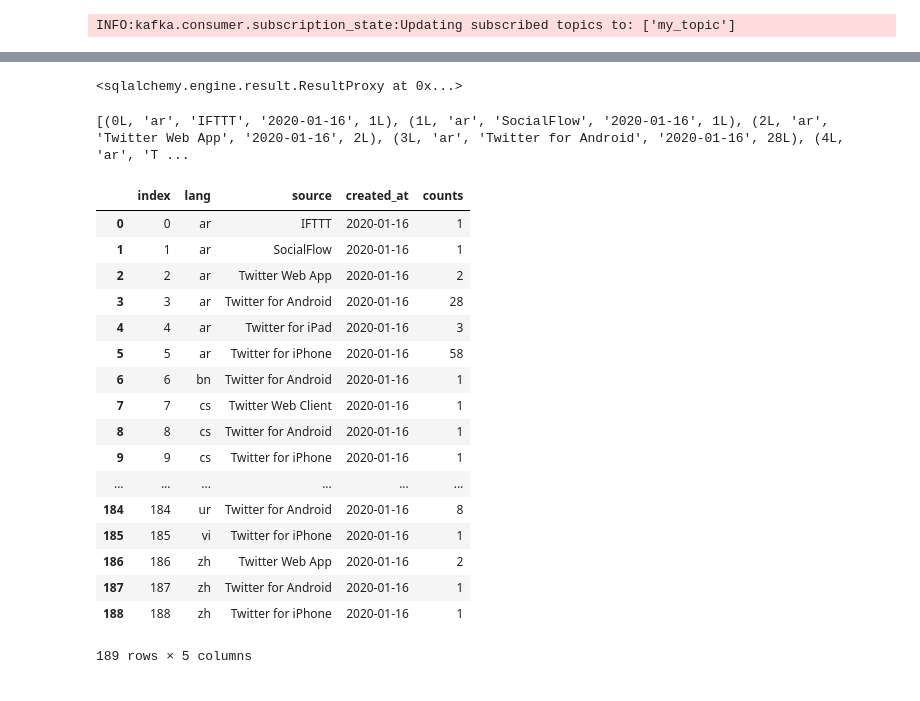
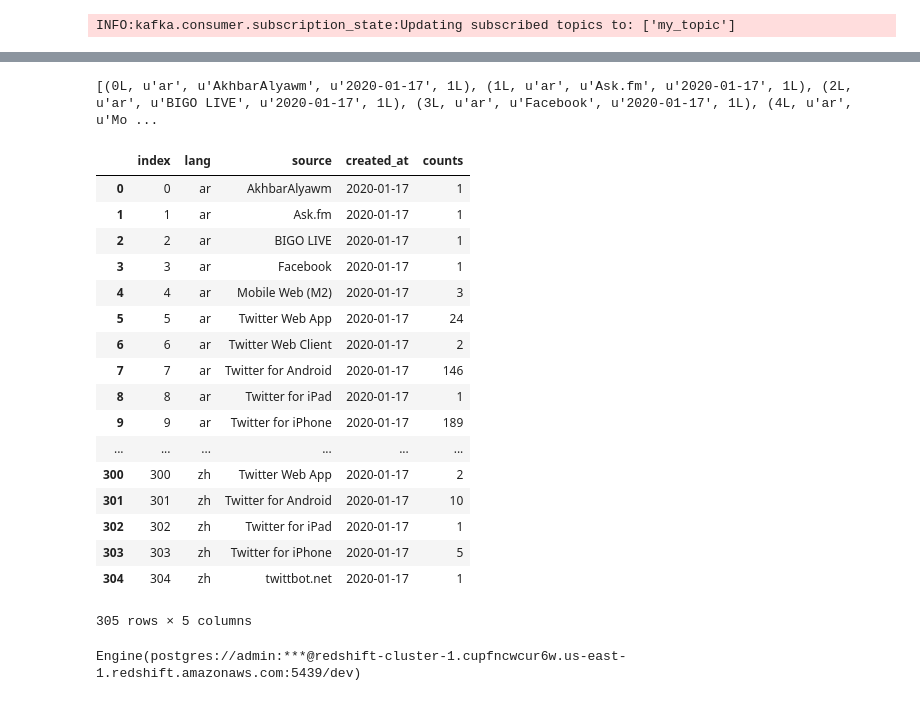
Before and after one commit to ssoto23/TrainingJ2, a Jupyter notebook: notebooks/Training.ipynb, the cells around one changed output, grey strips where cells are left out. Cells and saved outputs as stored; diff of their text form; code cells hidden in the pictures.

```diff
--- a/notebooks/Training.ipynb
+++ b/notebooks/Training.ipynb
@@ -87,11 +109,9 @@ df
 # %%
 from sqlalchemy import create_engine
-engine = create_engine("mysql+mysqldb://admin:admin@mysql:13306/db")
+engine = create_engine("postgres://admin:admin@192.168.0.3:15432/db")
 # result = engine.execute("show global variables")
-engine.execute("set names utf8mb4")
+# engine.execute("set names utf8mb4")
 # print(result.fetchall())
-# %% [output]
-<sqlalchemy.engine.result.ResultProxy at 0x...>
 # %%
 df.to_sql(con=engine, name='twitter_language_os_usage', if_exists='replace')
 # %%
@@ -102,28 +122,28 @@ with engine.connect() as connection:
     result = connection.execute(sql)
     print(result.fetchall())
 # %% [output]
-[(0L, 'ar', 'IFTTT', '2020-01-16', 1L), (1L, 'ar', 'SocialFlow', '2020-01-16', 1L), (2L, 'ar', 'Twitter Web App', '2020-01-16', 2L), (3L, 'ar', 'Twitter for Android', '2020-01-16', 28L), (4L, 'ar', 'T ...
+[(0L, u'ar', u'AkhbarAlyawm', u'2020-01-17', 1L), (1L, u'ar', u'Ask.fm', u'2020-01-17', 1L), (2L, u'ar', u'BIGO LIVE', u'2020-01-17', 1L), (3L, u'ar', u'Facebook', u'2020-01-17', 1L), (4L, u'ar', u'Mo ...
 # %%
 # engine.execute("set names utf8mb4")
-df2 = pd.read_sql('twitter_language_os_usage', con=engine)
+df2 = pd.read_sql('select * from twitter_language_os_usage', con=engine)
 # df2["source"] = df2["source"].map(lambda x: x.decode("utf8"))
 df2
 # %% [output]
 |  | index | lang | source | created_at | counts |
-| 0 | 0 | ar | IFTTT | 2020-01-16 | 1 |
-| 1 | 1 | ar | SocialFlow | 2020-01-16 | 1 |
-| 2 | 2 | ar | Twitter Web App | 2020-01-16 | 2 |
-| 3 | 3 | ar | Twitter for Android | 2020-01-16 | 28 |
-| 4 | 4 | ar | Twitter for iPad | 2020-01-16 | 3 |
-| 5 | 5 | ar | Twitter for iPhone | 2020-01-16 | 58 |
-| 6 | 6 | bn | Twitter for Android | 2020-01-16 | 1 |
-| 7 | 7 | cs | Twitter Web Client | 2020-01-16 | 1 |
-| 8 | 8 | cs | Twitter for Android | 2020-01-16 | 1 |
-| 9 | 9 | cs | Twitter for iPhone | 2020-01-16 | 1 |
+| 0 | 0 | ar | AkhbarAlyawm | 2020-01-17 | 1 |
+| 1 | 1 | ar | Ask.fm | 2020-01-17 | 1 |
+| 2 | 2 | ar | BIGO LIVE | 2020-01-17 | 1 |
+| 3 | 3 | ar | Facebook | 2020-01-17 | 1 |
+| 4 | 4 | ar | Mobile Web (M2) | 2020-01-17 | 3 |
+| 5 | 5 | ar | Twitter Web App | 2020-01-17 | 24 |
+| 6 | 6 | ar | Twitter Web Client | 2020-01-17 | 2 |
+| 7 | 7 | ar | Twitter for Android | 2020-01-17 | 146 |
+| 8 | 8 | ar | Twitter for iPad | 2020-01-17 | 1 |
+| 9 | 9 | ar | Twitter for iPhone | 2020-01-17 | 189 |
 | ... | ... | ... | ... | ... | ... |
-| 184 | 184 | ur | Twitter for Android | 2020-01-16 | 8 |
-| 185 | 185 | vi | Twitter for iPhone | 2020-01-16 | 1 |
-| 186 | 186 | zh | Twitter Web App | 2020-01-16 | 2 |
-| 187 | 187 | zh | Twitter for Android | 2020-01-16 | 1 |
-| 188 | 188 | zh | Twitter for iPhone | 2020-01-16 | 1 |
+| 300 | 300 | zh | Twitter Web App | 2020-01-17 | 2 |
+| 301 | 301 | zh | Twitter for Android | 2020-01-17 | 10 |
+| 302 | 302 | zh | Twitter for iPad | 2020-01-17 | 1 |
+| 303 | 303 | zh | Twitter for iPhone | 2020-01-17 | 5 |
+| 304 | 304 | zh | twittbot.net | 2020-01-17 | 1 |
-189 rows × 5 columns
+305 rows × 5 columns
@@ -129,0 +156,6 @@ df2
+# %%
+#redshift-cluster-1.cupfncwcur6w.us-east-1.redshift.amazonaws.com:5439/dev
+redshift_engine = create_engine("postgres://admin:Sergio1958@redshift-cluster-1.cupfncwcur6w.us-east-1.redshift.amazonaws.com:5439/dev")
+redshift_engine
+# %% [output]
+Engine(postgres://admin:***@redshift-cluster-1.cupfncwcur6w.us-east-1.redshift.amazonaws.com:5439/dev)
```
Also changed, not shown: parts of 8 cells of this notebook, 15 other files.
